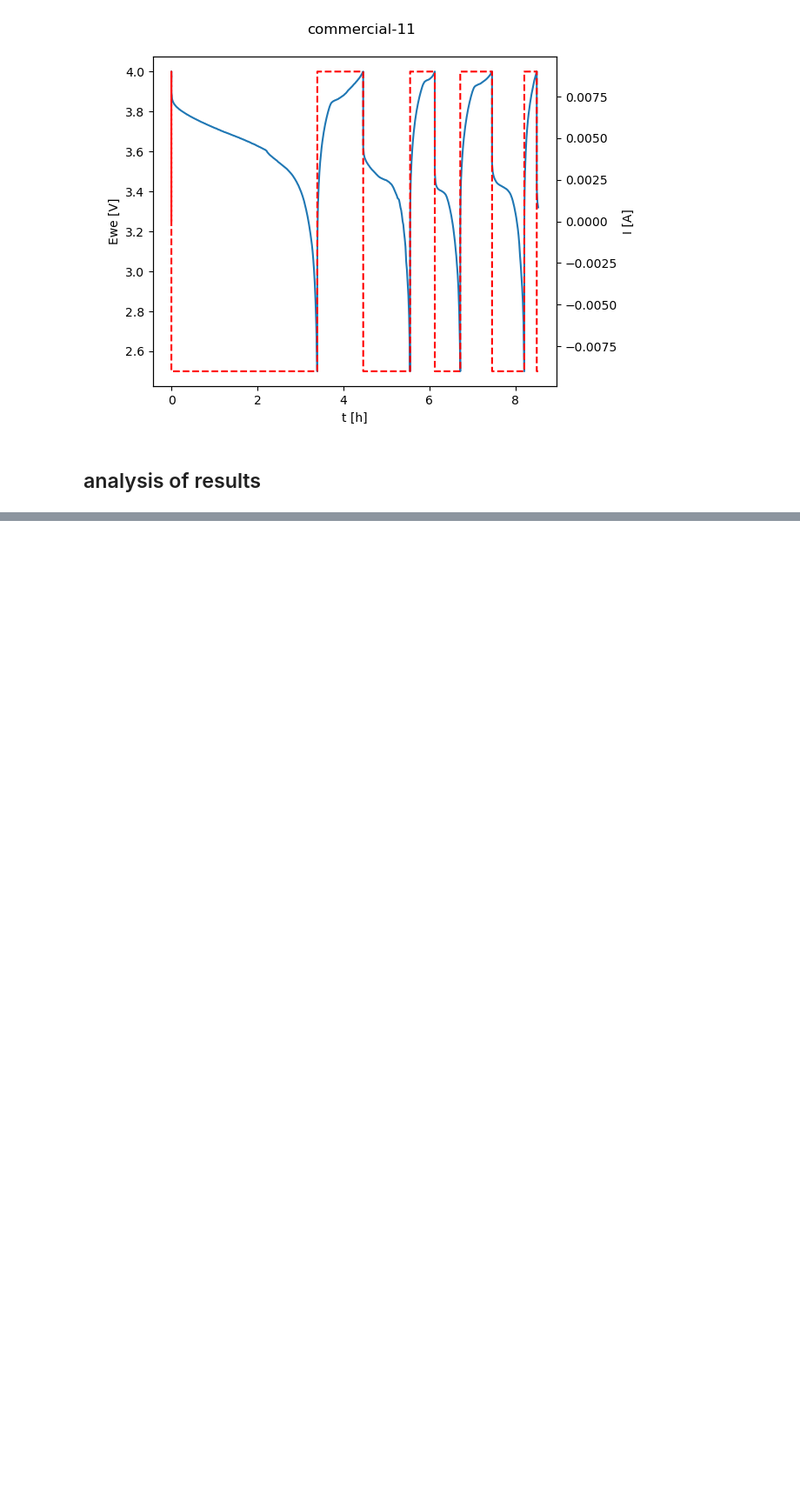
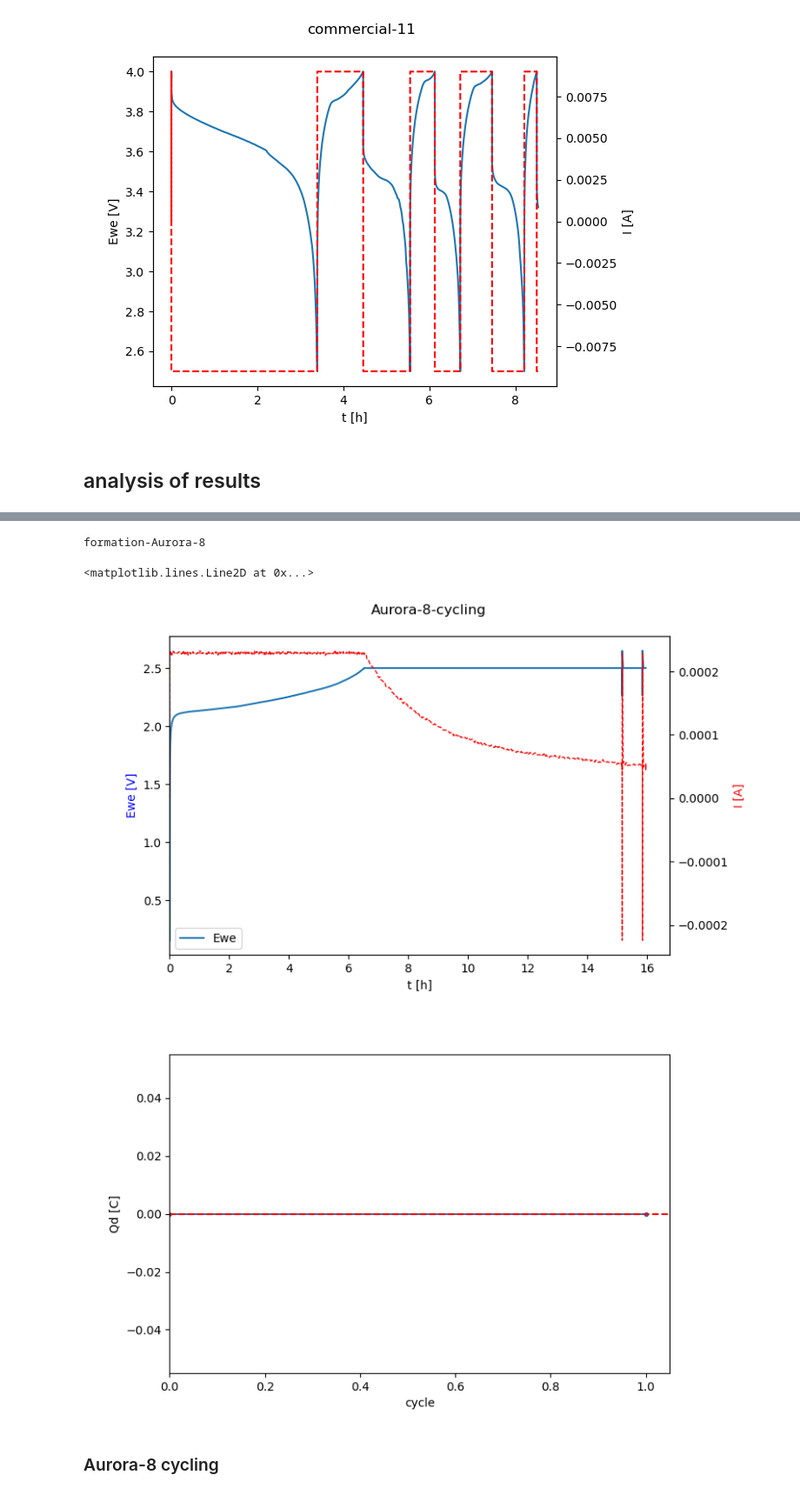
Before and after one commit to EmpaEconversion/aiidalab-aurora, a Jupyter notebook: monitor-test-11-8-22.ipynb, the cells around one changed output, grey strips where cells are left out. Shown at 87% size. Cells and saved outputs as stored; diff of their text form; code cells hidden in the pictures; blank space fills up the shorter version.

Commit message:
Last data

```diff
--- a/monitor-test-11-8-22.ipynb
+++ b/monitor-test-11-8-22.ipynb
@@ -362,0 +428,44 @@ plt.close('all')
+# %%
+job = load_node(222)
+print(job.label)
+# %% [output]
+formation-Aurora-8
+# %%
+name = 'Aurora-8-formation'
+with open(f"/home/aiida/data/formation-Aurora-8.json", 'r') as fileobj:
+    jsdata = json.load(fileobj)
+data = get_data(jsdata["steps"][0]["data"])
+# %%
+time = data['time'] / 3600
+f, ax = plt.subplots(figsize=[8.2, 4.8])
+plt.subplots_adjust(right=0.85, top=0.9)
+ax.plot(time, data['Ewe'], lw=1.5, label='Ewe')
+ax.set_xlabel('t [h]')
+ax.set_ylabel('Ewe [V]', c='b')
+ax.legend(loc='lower left')
+ax2 = ax.twinx()
+ax2.plot(time, data['I'], 'r--', lw=1, label='I')
+ax2.set_ylabel('I [A]', c='r')
+# ax2.legend()
+ax.set_xlim([0, None])
+xra = ax.get_xlim()
+f.suptitle(name)
+plt.savefig(f'/home/aiida/data/{name}_Ewe_I.png', dpi=300)
+
+f, ax = plt.subplots(figsize=[8.2, 4.8])
+plt.subplots_adjust(right=0.85, top=0.9)
+# ax.plot(data['time-cycles'] / 3600, data['Qd'], '.-')
+ax.plot(data['Qd'], '.-')
+# ax.set_xlabel('t [h]')
+ax.set_xlabel('cycle')
+ax.set_ylabel('Qd [C]')
+# ax.set_xlim(xra)
+ax.set_xlim([0, None])
+ax.axhline(data['Qd'][0] * 0.95, ls='--', c='r')
+# plt.savefig('/home/aiida/data/commercial-10_Qd.png', dpi=300)
+# %% [output]
+<matplotlib.lines.Line2D at 0x...>
+[figure, added]
+[figure, added]
+# %% [markdown]
+### Aurora-8 cycling
```
Also changed, not shown: parts of 25 cells of this notebook, 1 other file.
